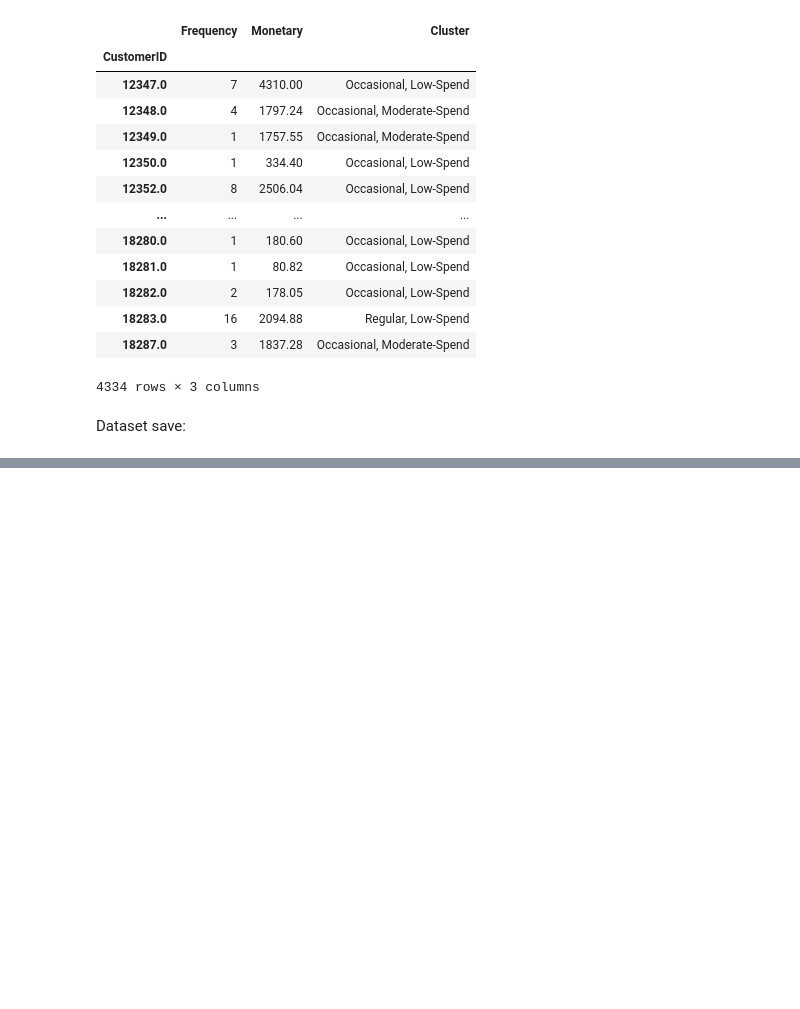
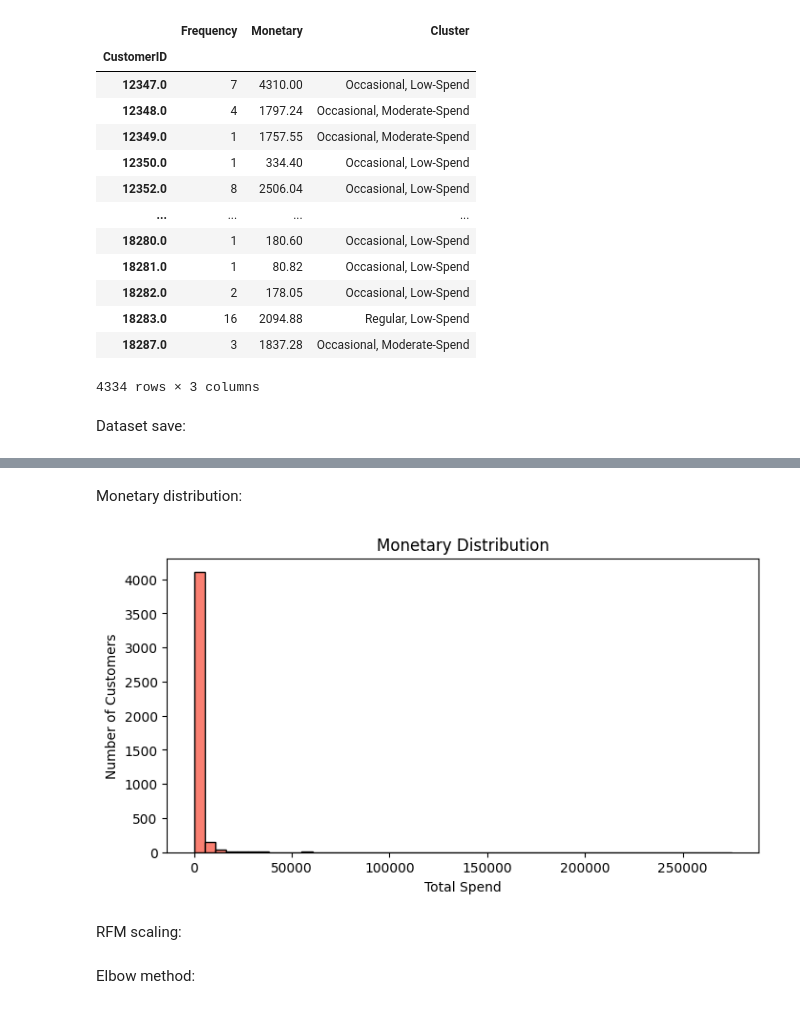
Before and after one commit to Vaisakh-Nirupam/Shopper_Spectrum, a Jupyter notebook: Shopper_Model.ipynb, the cells around one changed output, grey strips where cells are left out. Cells and saved outputs as stored; diff of their text form; code cells hidden in the pictures; blank space fills up the shorter version.

```diff
--- a/Shopper_Model.ipynb
+++ b/Shopper_Model.ipynb
@@ -441,0 +498,13 @@ customer_behavior.to_csv('customer_behavior.csv')
+# %% [markdown]
+Monetary distribution:
+# %%
+plt.figure(figsize=(8,4))
+plt.hist(df_rfm['Monetary'], bins=50, color='salmon', edgecolor='black')
+plt.title("Monetary Distribution")
+plt.xlabel("Total Spend")
+plt.ylabel("Number of Customers")
+plt.show()
+# %% [output]
+[figure, added]
+# %% [markdown]
+RFM scaling:
@@ -441,0 +516,2 @@ customer_behavior.to_csv('customer_behavior.csv')
+# %% [markdown]
+Elbow method:
```
Also changed, not shown: parts of 27 cells of this notebook.
